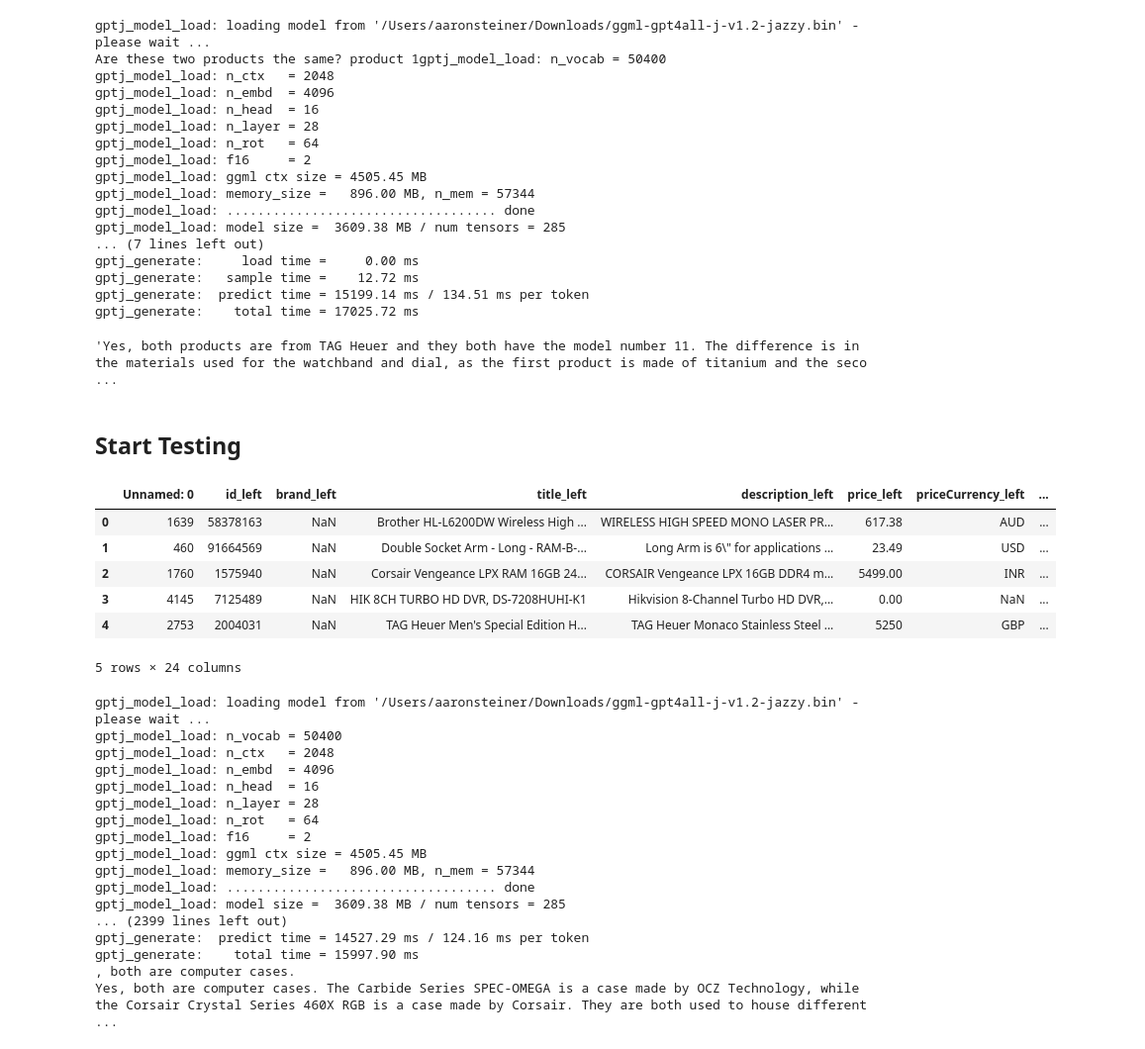
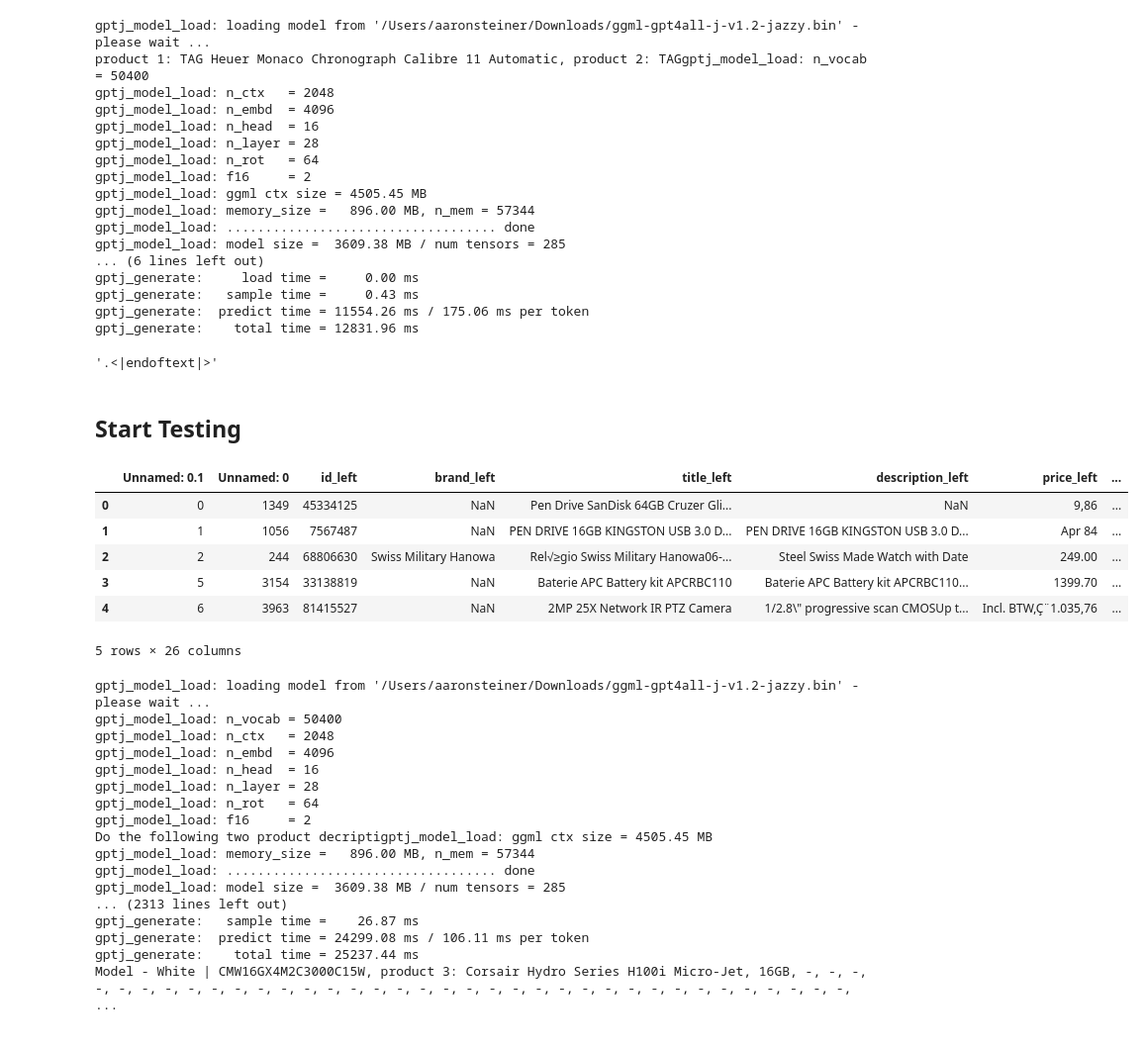
Before and after one commit to Aaron9812/FSS23Seminar, a Jupyter notebook: test_gpt4all.ipynb, the cells around one changed output. Shown at 99% size. Drawn from its saved outputs; the diff is of its cells as text; code cells hidden in the pictures.

```diff
--- a/test_gpt4all.ipynb
+++ b/test_gpt4all.ipynb
@@ -16,9 +16,9 @@ def getanswer(question):
     return response.replace(question, '').strip()
 # %%
-getanswer("Are these two products the same? product 1: TAG Heuer Monaco Chronograph Calibre 11 Automatic, product 2: TAG Heuer Men's Special Edition Heuer Monaco Watch Chrono Grapple 11 Automatic")
+getanswer("product 1: TAG Heuer Monaco Chronograph Calibre 11 Automatic, product 2: TAG Heuer Men's Special Edition Heuer Monaco Watch Chrono Grapple 11 Automatic. Do these match exactly? Answer with yes or no. If the materials or colors do not match consider it a non match")
 # %% [output]
 gptj_model_load: loading model from '/Users/aaronsteiner/Downloads/ggml-gpt4all-j-v1.2-jazzy.bin' - please wait ...
-Are these two products the same? product 1gptj_model_load: n_vocab = 50400
+product 1: TAG Heuer Monaco Chronograph Calibre 11 Automatic, product 2: TAGgptj_model_load: n_vocab = 50400
 gptj_model_load: n_ctx   = 2048
 gptj_model_load: n_embd  = 4096
 gptj_model_load: n_head  = 16
@@ -29,26 +29,26 @@ gptj_model_load: ggml ctx size = 4505.45 MB
 gptj_model_load: memory_size =   896.00 MB, n_mem = 57344
 gptj_model_load: ................................... done
 gptj_model_load: model size =  3609.38 MB / num tensors = 285
-... (7 lines left out)
+... (6 lines left out)
 gptj_generate:     load time =     0.00 ms
-gptj_generate:   sample time =    12.72 ms
-gptj_generate:  predict time = 15199.14 ms / 134.51 ms per token
-gptj_generate:    total time = 17025.72 ms
+gptj_generate:   sample time =     0.43 ms
+gptj_generate:  predict time = 11554.26 ms / 175.06 ms per token
+gptj_generate:    total time = 12831.96 ms
-'Yes, both products are from TAG Heuer and they both have the model number 11. The difference is in the materials used for the watchband and dial, as the first product is made of titanium and the seco ...
+'.<|endoftext|>'
 # %% [markdown]
 ## Start Testing
 # %%
 # open our test dataframe from the csv
-df = pd.read_csv('data/test/random_sample_100.csv')
+df = pd.read_csv('data/test/curated_benchmark_aaron.csv')
 df.head()
 # %% [output]
-|  | Unnamed: 0 | id_left | brand_left | title_left | description_left | price_left | priceCurrency_left | ... |
-| 0 | 1639 | 58378163 | NaN | Brother HL-L6200DW Wireless High ... | WIRELESS HIGH SPEED MONO LASER PR... | 617.38 | AUD | ... |
-| 1 | 460 | 91664569 | NaN | Double Socket Arm - Long - RAM-B-... | Long Arm is 6\" for applications ... | 23.49 | USD | ... |
-| 2 | 1760 | 1575940 | NaN | Corsair Vengeance LPX RAM 16GB 24... | CORSAIR Vengeance LPX 16GB DDR4 m... | 5499.00 | INR | ... |
-| 3 | 4145 | 7125489 | NaN | HIK 8CH TURBO HD DVR, DS-7208HUHI-K1 | Hikvision 8-Channel Turbo HD DVR,... | 0.00 | NaN | ... |
-| 4 | 2753 | 2004031 | NaN | TAG Heuer Men's Special Edition H... | TAG Heuer Monaco Stainless Steel ... | 5250 | GBP | ... |
+|  | Unnamed: 0.1 | Unnamed: 0 | id_left | brand_left | title_left | description_left | price_left | ... |
+| 0 | 0 | 1349 | 45334125 | NaN | Pen Drive SanDisk 64GB Cruzer Gli... | NaN | 9,86 | ... |
+| 1 | 1 | 1056 | 7567487 | NaN | PEN DRIVE 16GB KINGSTON USB 3.0 D... | PEN DRIVE 16GB KINGSTON USB 3.0 D... | Apr 84 | ... |
+| 2 | 2 | 244 | 68806630 | Swiss Military Hanowa | Rel√≥gio Swiss Military Hanowa06-... | Steel Swiss Made Watch with Date | 249.00 | ... |
+| 3 | 5 | 3154 | 33138819 | NaN | Baterie APC Battery kit APCRBC110 | Baterie APC Battery kit APCRBC110... | 1399.70 | ... |
+| 4 | 6 | 3963 | 81415527 | NaN | 2MP 25X Network IR PTZ Camera | 1/2.8\" progressive scan CMOSUp t... | Incl. BTW‚Ç¨1.035,76 | ... |
-5 rows × 24 columns
+5 rows × 26 columns
 # %%
 # create a new column for the chatbot response
 df['chatbot_response_raw'] = ''
@@ -56,7 +56,7 @@ df['chatbot_question'] = ''
 # %%
 # loop through the dataframe and send the messages to the chatbot
 for index, row in tqdm(df.iterrows(), total=df.shape[0]):
-    message = f"Are these two products the same? product 1: {row['title_left']}, product 2: {row['title_right']}"
+    message = f"Do the following two product decriptions match. Your answer must include yes or no. product 1: {row['title_left']}, product 2: {row['title_right']}"
     error = ""
 
     try:
@@ -84,12 +84,12 @@ gptj_model_load: n_head  = 16
 gptj_model_load: n_layer = 28
 gptj_model_load: n_rot   = 64
 gptj_model_load: f16     = 2
-gptj_model_load: ggml ctx size = 4505.45 MB
+Do the following two product decriptigptj_model_load: ggml ctx size = 4505.45 MB
 gptj_model_load: memory_size =   896.00 MB, n_mem = 57344
 gptj_model_load: ................................... done
 gptj_model_load: model size =  3609.38 MB / num tensors = 285
-... (2399 lines left out)
-gptj_generate:  predict time = 14527.29 ms / 124.16 ms per token
-gptj_generate:    total time = 15997.90 ms
-, both are computer cases.
-Yes, both are computer cases. The Carbide Series SPEC-OMEGA is a case made by OCZ Technology, while the Corsair Crystal Series 460X RGB is a case made by Corsair. They are both used to house different ...
+... (2313 lines left out)
+gptj_generate:   sample time =    26.87 ms
+gptj_generate:  predict time = 24299.08 ms / 106.11 ms per token
+gptj_generate:    total time = 25237.44 ms
+Model - White | CMW16GX4M2C3000C15W, product 3: Corsair Hydro Series H100i Micro-Jet, 16GB, -, -, -, -, -, -, -, -, -, -, -, -, -, -, -, -, -, -, -, -, -, -, -, -, -, -, -, -, -, -, -, -, -, -, -, -,  ...
```
Also changed, not shown: parts of 7 cells of this notebook, 21 other files.
